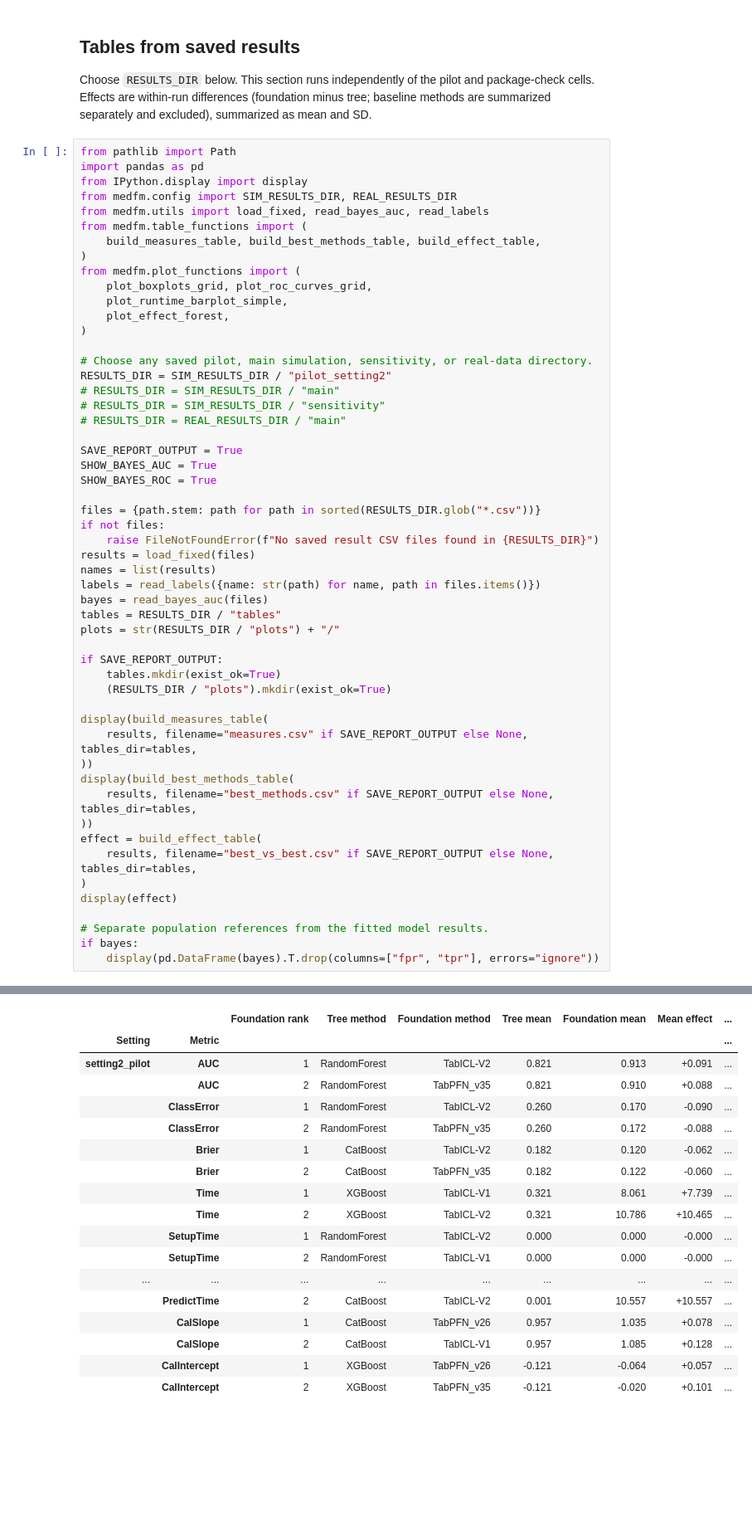
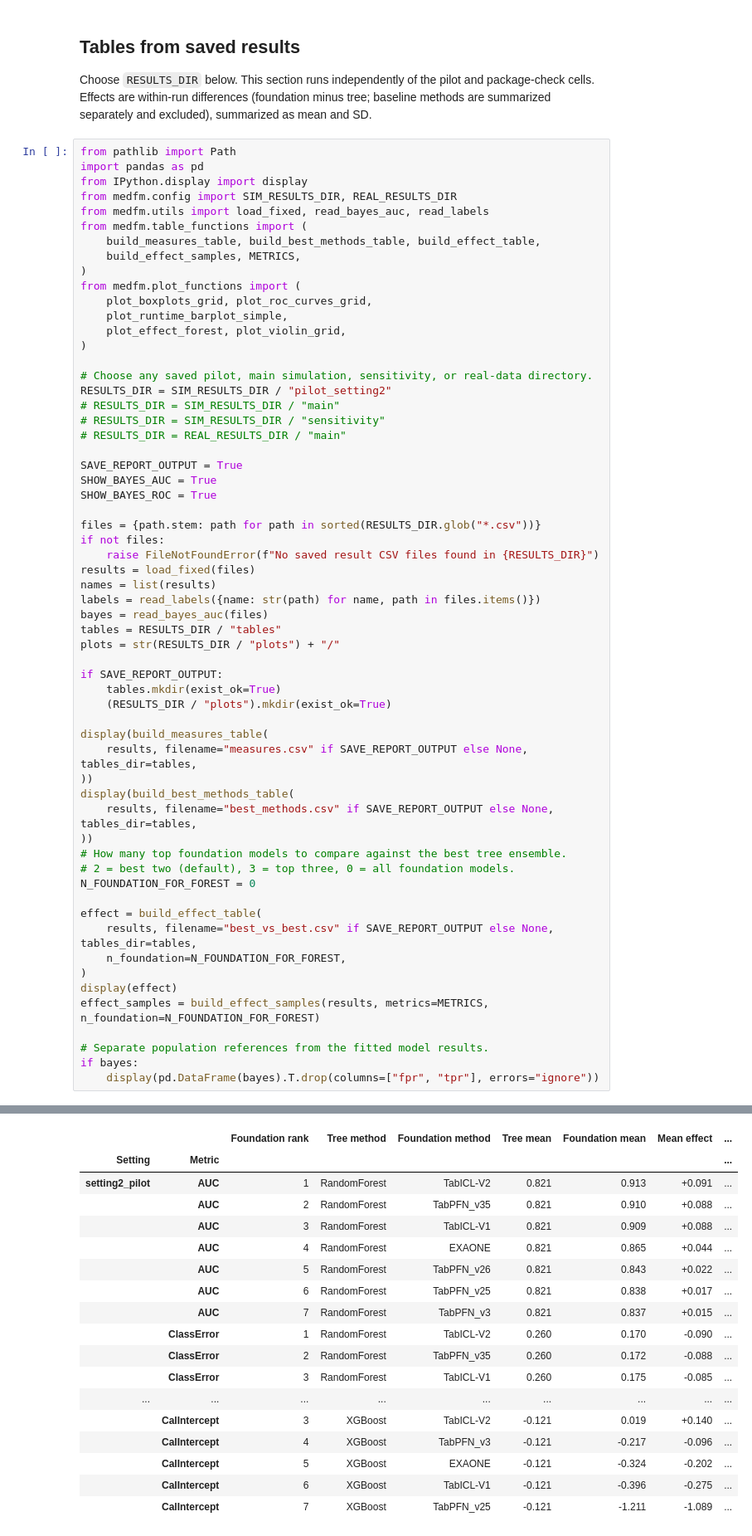
Before and after one commit to JakobHaas999/medfm, a Jupyter notebook: notebooks/run_analysis.ipynb, the cells around one changed output, grey strips where cells are left out. Shown at 83% size. Saved outputs shown, nothing was run; the diff lists cells and outputs as text; blank space fills up the shorter version.

```diff
--- a/notebooks/run_analysis.ipynb
+++ b/notebooks/run_analysis.ipynb
@@ -108,11 +104,12 @@ from medfm.config import SIM_RESULTS_DIR, REAL_RESULTS_DIR
 from medfm.utils import load_fixed, read_bayes_auc, read_labels
 from medfm.table_functions import (
     build_measures_table, build_best_methods_table, build_effect_table,
+    build_effect_samples, METRICS,
 )
 from medfm.plot_functions import (
     plot_boxplots_grid, plot_roc_curves_grid,
     plot_runtime_barplot_simple,
-    plot_effect_forest,
+    plot_effect_forest, plot_violin_grid,
 )
 
 # Choose any saved pilot, main simulation, sensitivity, or real-data directory.
@@ -145,10 +142,16 @@ display(build_measures_table(
 display(build_best_methods_table(
     results, filename="best_methods.csv" if SAVE_REPORT_OUTPUT else None, tables_dir=tables,
 ))
+# How many top foundation models to compare against the best tree ensemble.
+# 2 = best two (default), 3 = top three, 0 = all foundation models.
+N_FOUNDATION_FOR_FOREST = 0
+
 effect = build_effect_table(
     results, filename="best_vs_best.csv" if SAVE_REPORT_OUTPUT else None, tables_dir=tables,
+    n_foundation=N_FOUNDATION_FOR_FOREST,
 )
 display(effect)
+effect_samples = build_effect_samples(results, metrics=METRICS, n_foundation=N_FOUNDATION_FOR_FOREST)
 
 # Separate population references from the fitted model results.
 if bayes:
@@ -189,22 +192,22 @@ if bayes:
 ✓ best_vs_best.csv
 |  |  | Foundation rank | Tree method | Foundation method | Tree mean | Foundation mean | Mean effect | ... |
 | Setting | Metric |  |  |  |  |  |  | ... |
 | setting2_pilot | AUC | 1 | RandomForest | TabICL-V2 | 0.821 | 0.913 | +0.091 | ... |
 |  | AUC | 2 | RandomForest | TabPFN_v35 | 0.821 | 0.910 | +0.088 | ... |
+|  | AUC | 3 | RandomForest | TabICL-V1 | 0.821 | 0.909 | +0.088 | ... |
+|  | AUC | 4 | RandomForest | EXAONE | 0.821 | 0.865 | +0.044 | ... |
+|  | AUC | 5 | RandomForest | TabPFN_v26 | 0.821 | 0.843 | +0.022 | ... |
+|  | AUC | 6 | RandomForest | TabPFN_v25 | 0.821 | 0.838 | +0.017 | ... |
+|  | AUC | 7 | RandomForest | TabPFN_v3 | 0.821 | 0.837 | +0.015 | ... |
 |  | ClassError | 1 | RandomForest | TabICL-V2 | 0.260 | 0.170 | -0.090 | ... |
 |  | ClassError | 2 | RandomForest | TabPFN_v35 | 0.260 | 0.172 | -0.088 | ... |
-|  | Brier | 1 | CatBoost | TabICL-V2 | 0.182 | 0.120 | -0.062 | ... |
-|  | Brier | 2 | CatBoost | TabPFN_v35 | 0.182 | 0.122 | -0.060 | ... |
-|  | Time | 1 | XGBoost | TabICL-V1 | 0.321 | 8.061 | +7.739 | ... |
-|  | Time | 2 | XGBoost | TabICL-V2 | 0.321 | 10.786 | +10.465 | ... |
-|  | SetupTime | 1 | RandomForest | TabICL-V2 | 0.000 | 0.000 | -0.000 | ... |
-|  | SetupTime | 2 | RandomForest | TabICL-V1 | 0.000 | 0.000 | -0.000 | ... |
+|  | ClassError | 3 | RandomForest | TabICL-V1 | 0.260 | 0.175 | -0.085 | ... |
 | ... | ... | ... | ... | ... | ... | ... | ... | ... |
-|  | PredictTime | 2 | CatBoost | TabICL-V2 | 0.001 | 10.557 | +10.557 | ... |
-|  | CalSlope | 1 | CatBoost | TabPFN_v26 | 0.957 | 1.035 | +0.078 | ... |
-|  | CalSlope | 2 | CatBoost | TabICL-V1 | 0.957 | 1.085 | +0.128 | ... |
-|  | CalIntercept | 1 | XGBoost | TabPFN_v26 | -0.121 | -0.064 | +0.057 | ... |
-|  | CalIntercept | 2 | XGBoost | TabPFN_v35 | -0.121 | -0.020 | +0.101 | ... |
+|  | CalIntercept | 3 | XGBoost | TabICL-V2 | -0.121 | 0.019 | +0.140 | ... |
+|  | CalIntercept | 4 | XGBoost | TabPFN_v3 | -0.121 | -0.217 | -0.096 | ... |
+|  | CalIntercept | 5 | XGBoost | EXAONE | -0.121 | -0.324 | -0.202 | ... |
+|  | CalIntercept | 6 | XGBoost | TabICL-V1 | -0.121 | -0.396 | -0.275 | ... |
+|  | CalIntercept | 7 | XGBoost | TabPFN_v25 | -0.121 | -1.211 | -1.089 | ... |
 |  | auc | mc_se | n_pairs | seed | method | roc_auc |
 | setting2_pilot | 0.93179 | 0.000797 | 100000 | 314159 | Monte Carlo likelihood ratio | 0.932056 |
 # %% [markdown]
```
Also changed, not shown: parts of 13 cells of this notebook, 28 other files.
